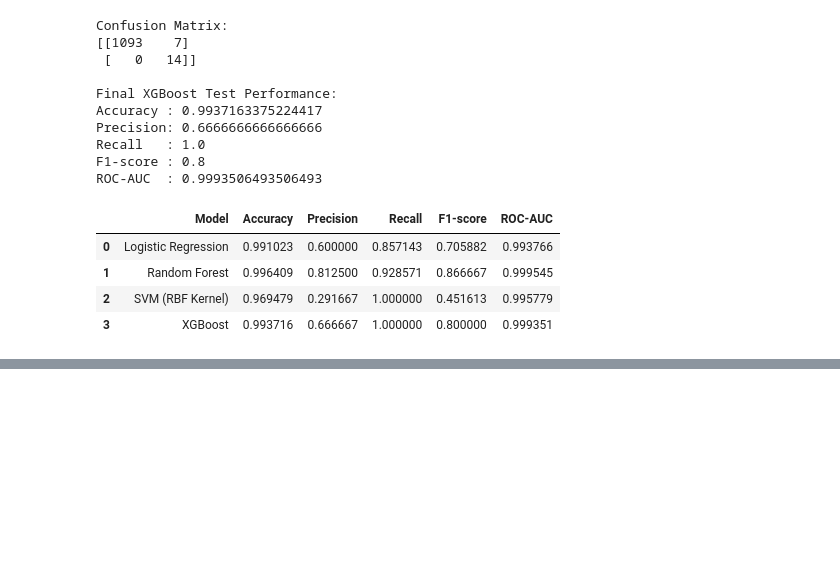
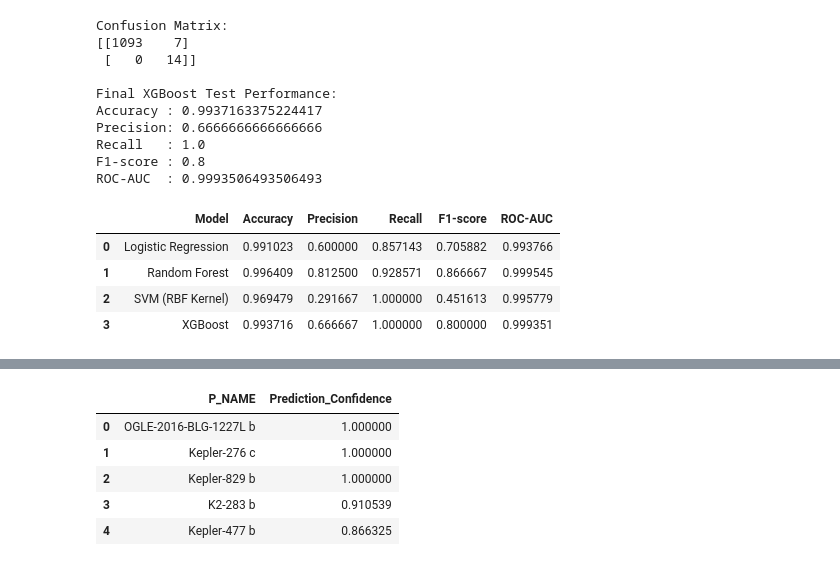
Before and after one commit to varshini-nandula/exohabitai, a Jupyter notebook: exoplanets.ipynb, the cells around one changed output, grey strips where cells are left out. Cells and saved outputs as stored; diff of their text form; code cells hidden in the pictures; blank space fills up the shorter version.

```diff
--- a/exoplanets.ipynb
+++ b/exoplanets.ipynb
@@ -1081,0 +1093,29 @@ ranking_df = ranking_df.sort_values(
+# %%
+# Confidence Score using Random Forest uncertainty
+
+# Convert X to NumPy array (removes feature-name mismatch warning)
+X_array = X.values
+
+# Each tree gives a probability → measure disagreement
+tree_probabilities = np.array([
+    tree.predict_proba(X_array)[:, 1]
+    for tree in best_habitability_model.estimators_
+])
+
+# Standard deviation across trees = uncertainty
+prediction_uncertainty = tree_probabilities.std(axis=0)
+
+# Convert uncertainty → confidence score (0 to 1)
+processed_df["Prediction_Confidence"] = 1 - MinMaxScaler().fit_transform(
+    prediction_uncertainty.reshape(-1, 1)
+)
+
+# Inspect confidence values
+processed_df[["P_NAME", "Prediction_Confidence"]].head()
+# %% [output]
+|  | P_NAME | Prediction_Confidence |
+| 0 | OGLE-2016-BLG-1227L b | 1.000000 |
+| 1 | Kepler-276 c | 1.000000 |
+| 2 | Kepler-829 b | 1.000000 |
+| 3 | K2-283 b | 0.910539 |
+| 4 | Kepler-477 b | 0.866325 |
```
Also changed, not shown: parts of 9 cells of this notebook, 2 other files.
